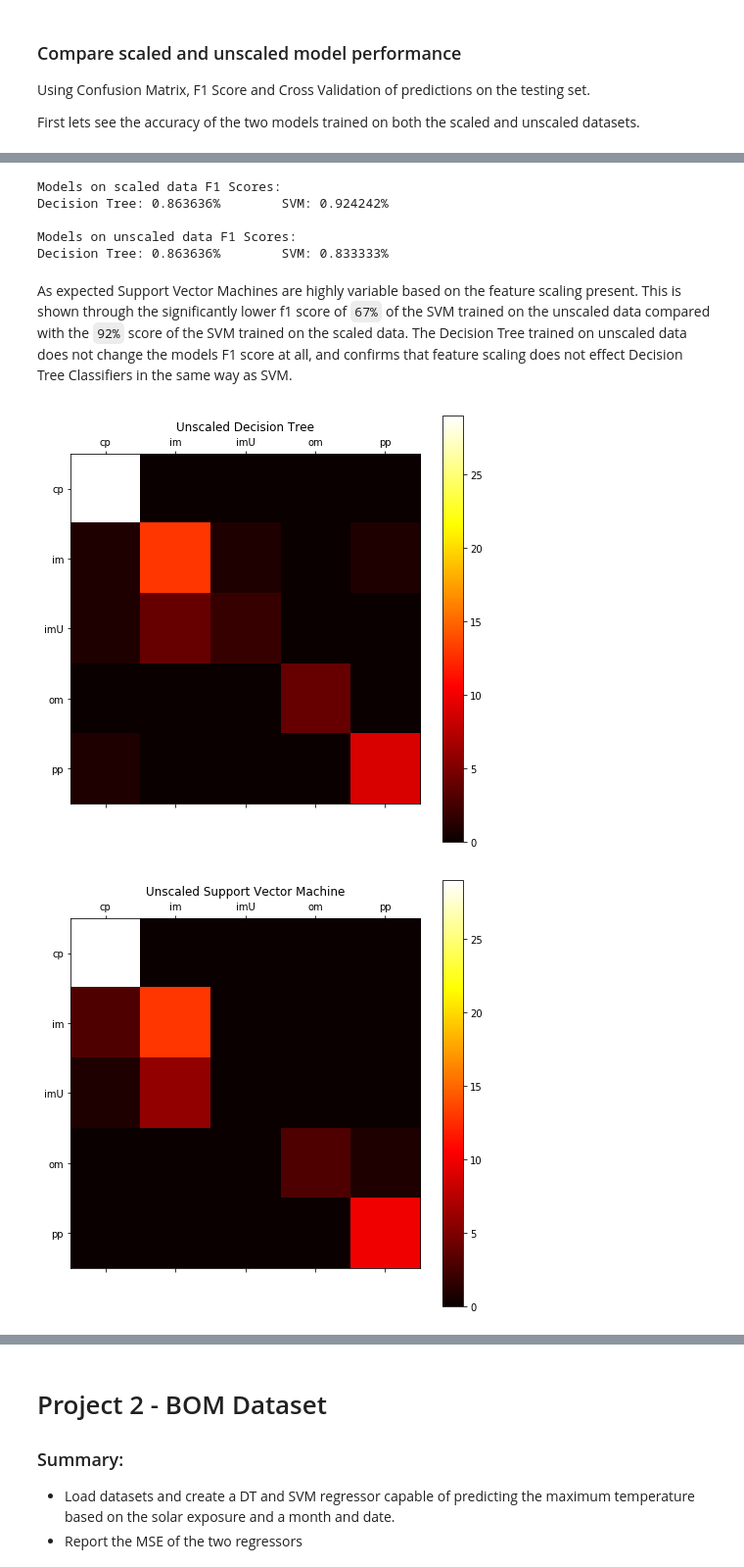
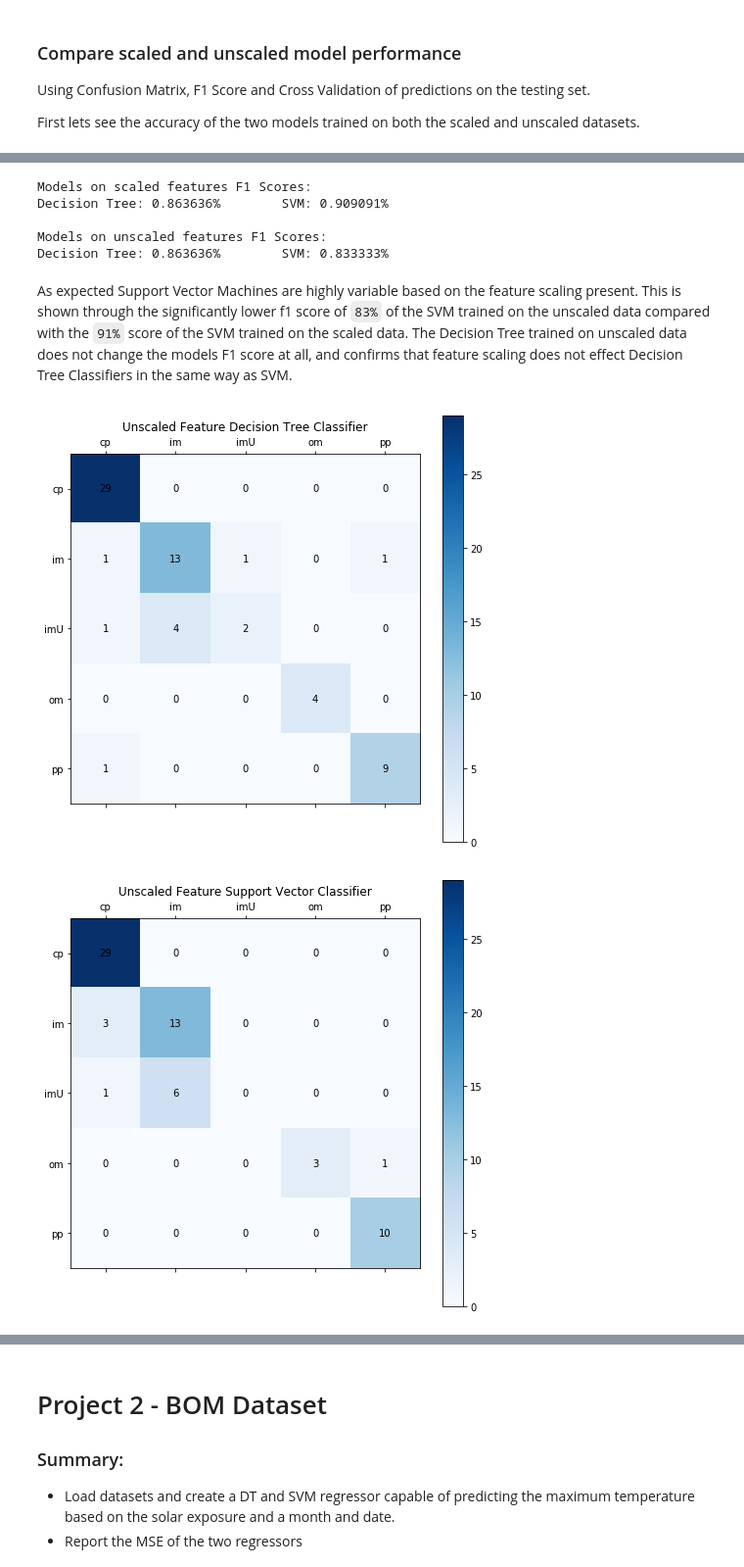
Before and after one commit to SamuelHeath/handson-ml, a Jupyter notebook: labs/lab3/lab03.ipynb, the cells around one changed output, grey strips where cells are left out. Shown at 98% size. Drawn from its saved outputs; the diff is of its cells as text; code cells hidden in the pictures.

```diff
--- a/labs/lab3/lab03.ipynb
+++ b/labs/lab3/lab03.ipynb
@@ -189,6 +194,11 @@ def plot_confusion_matrix(matrix, title=""):
     y_loc, y_label = plt.yticks()
     plt.yticks(y_loc, labels)
 
-    cax = ax.matshow(matrix, cmap=plt.cm.hot)
+    for i in range(5):
+        for j in range(5):
+            c = matrix[j,i]
+            ax.text(i, j, str(c), va='center', ha='center', color='black')
+
+    cax = ax.matshow(matrix, cmap=plt.cm.Blues)
     fig.colorbar(cax)
 # %%
@@ -239,20 +249,20 @@ In both models training them on an unscaled dataset effects their accuracy, howe
 dt_raw_f1 = f1_score(y_test, dt_raw_y_test_predict, average="micro")
 svm_raw_f1 = f1_score(y_test, svm_raw_y_test_predict, average="micro")
 
-print("Models on scaled data F1 Scores:\nDecision Tree: %.6f%% \tSVM: %.6f%%\n" % (dt_f1, svm_f1))
-print("Models on unscaled data F1 Scores:\nDecision Tree: %.6f%% \tSVM: %.6f%%" % (dt_raw_f1, svm_raw_f1))
+print("Models on scaled features F1 Scores:\nDecision Tree: %.6f%% \tSVM: %.6f%%\n" % (dt_f1, svm_f1))
+print("Models on unscaled features F1 Scores:\nDecision Tree: %.6f%% \tSVM: %.6f%%" % (dt_raw_f1, svm_raw_f1))
 # %% [output]
-Models on scaled data F1 Scores:
-Decision Tree: 0.863636%        SVM: 0.924242%
+Models on scaled features F1 Scores:
+Decision Tree: 0.863636%        SVM: 0.909091%
 
-Models on unscaled data F1 Scores:
+Models on unscaled features F1 Scores:
 Decision Tree: 0.863636%        SVM: 0.833333%
 # %% [markdown]
-As expected Support Vector Machines are highly variable based on the feature scaling present. This is shown through the significantly lower f1 score of `67%` of the SVM trained on the unscaled data compared with the `92%` score of the SVM trained on the scaled data. The Decision Tree trained on unscaled data does not change the models F1 score at all, and confirms that feature scaling does not effect Decision Tree Classifiers in the same way as SVM.
+As expected Support Vector Machines are highly variable based on the feature scaling present. This is shown through the significantly lower f1 score of `83%` of the SVM trained on the unscaled data compared with the `91%` score of the SVM trained on the scaled data. The Decision Tree trained on unscaled data does not change the models F1 score at all, and confirms that feature scaling does not effect Decision Tree Classifiers in the same way as SVM.
 # %%
-plot_confusion_matrix(confusion_matrix(y_test, dt_raw_y_test_predict),"Unscaled Decision Tree")
-plot_confusion_matrix(confusion_matrix(y_test, svm_raw_y_test_predict),"Unscaled Support Vector Machine")
+plot_confusion_matrix(confusion_matrix(y_test, dt_raw_y_test_predict),"Unscaled Feature Decision Tree Classifier")
+plot_confusion_matrix(confusion_matrix(y_test, svm_raw_y_test_predict),"Unscaled Feature Support Vector Classifier")
 # %% [output]
-[figure, old version]
+[figure, new version]
-[figure, old version]
+[figure, new version]
 # %% [markdown]
```
Also changed, not shown: parts of 38 cells of this notebook.
